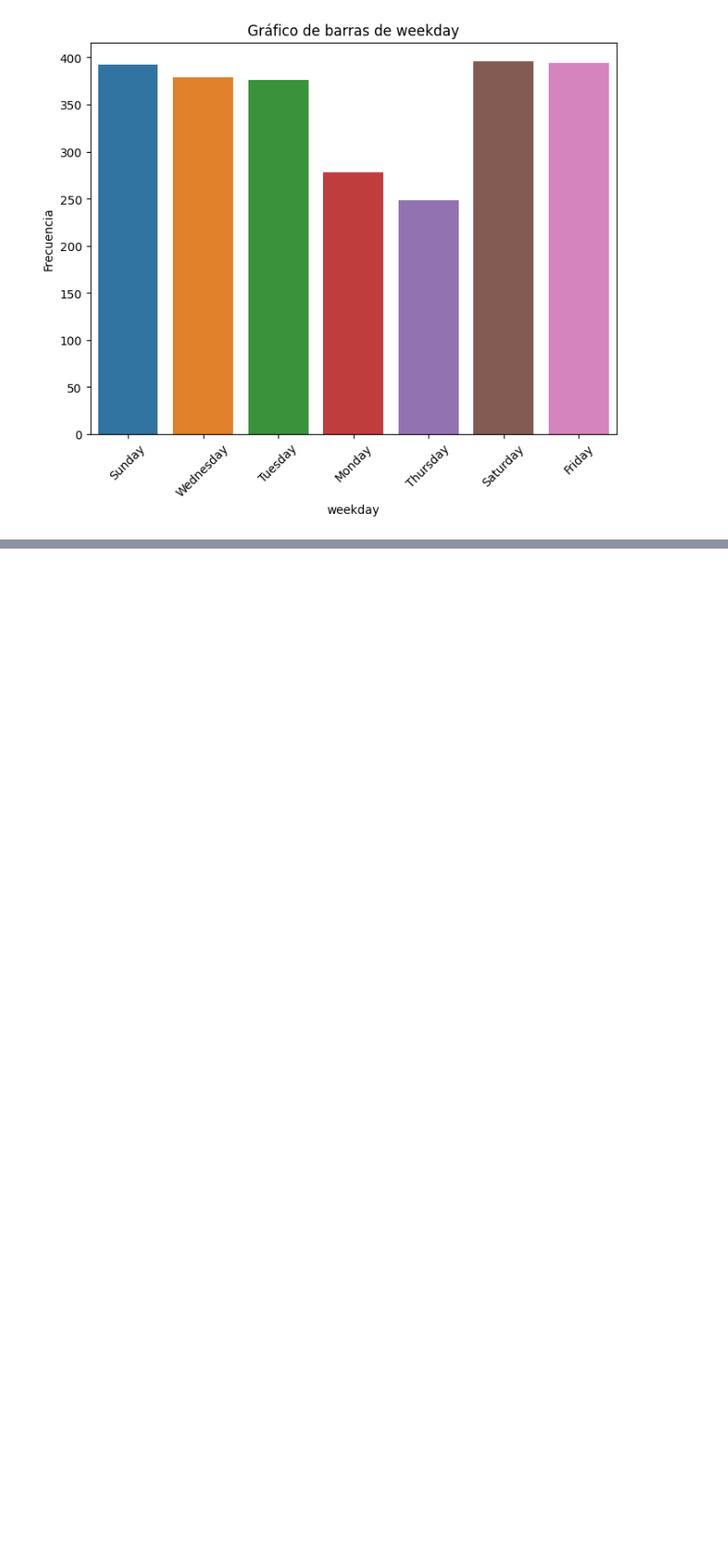
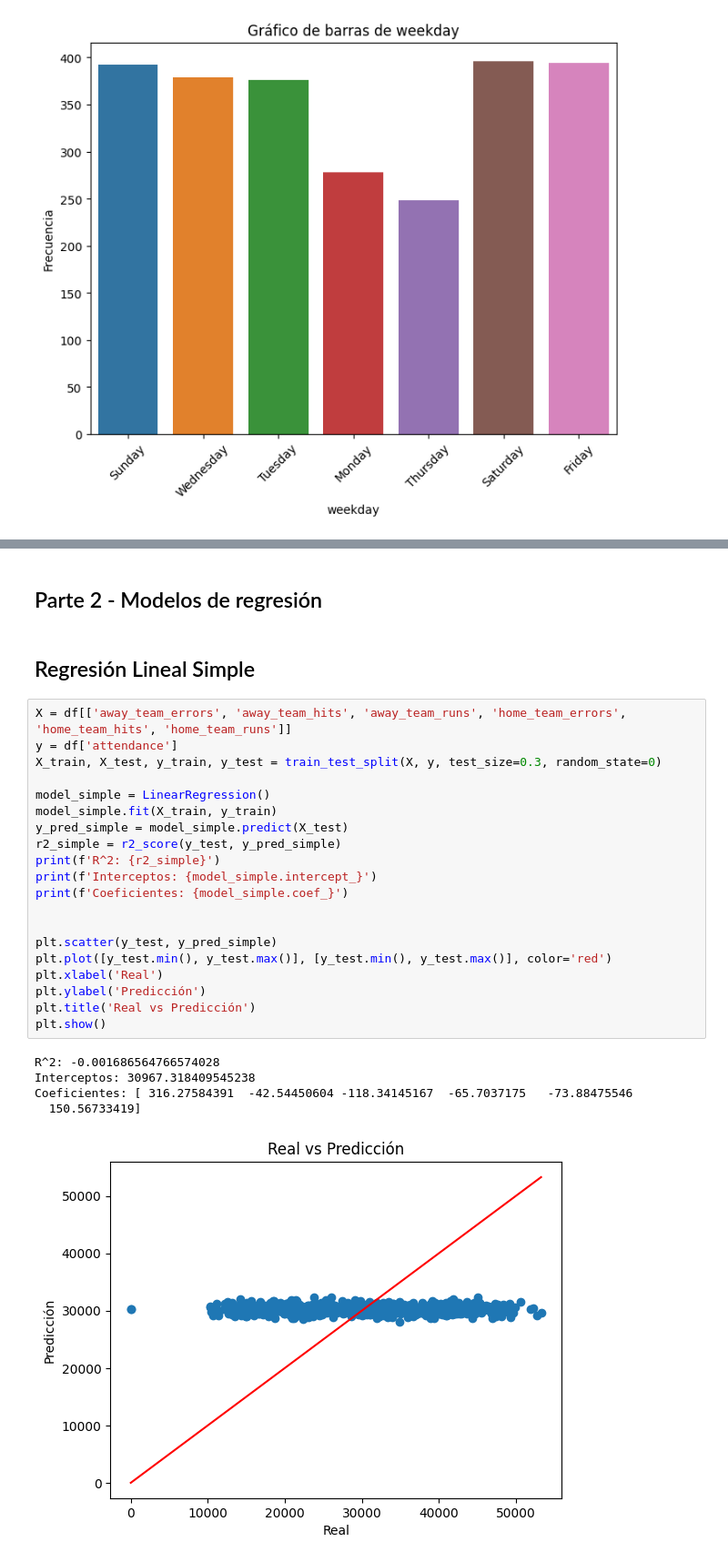
Before and after one commit to Jskenpo/HDT2_DATA_MINING, a Jupyter notebook: HDT2.ipynb, the cells around one changed output, grey strips where cells are left out. Shown at 91% size. Cells and saved outputs as stored; diff of their text form; blank space fills up the shorter version.

```diff
--- a/HDT2.ipynb
+++ b/HDT2.ipynb
@@ -181,0 +198,30 @@ Name: count, dtype: int64
+# %% [markdown]
+## Parte 2 - Modelos de regresión
+# %% [markdown]
+## Regresión Lineal Simple
+# %%
+X = df[['away_team_errors', 'away_team_hits', 'away_team_runs', 'home_team_errors', 'home_team_hits', 'home_team_runs']]
+y = df['attendance']
+X_train, X_test, y_train, y_test = train_test_split(X, y, test_size=0.3, random_state=0)
+
+model_simple = LinearRegression()
+model_simple.fit(X_train, y_train)
+y_pred_simple = model_simple.predict(X_test)
+r2_simple = r2_score(y_test, y_pred_simple)
+print(f'R^2: {r2_simple}')
+print(f'Interceptos: {model_simple.intercept_}')
+print(f'Coeficientes: {model_simple.coef_}')
+
+
+plt.scatter(y_test, y_pred_simple)
+plt.plot([y_test.min(), y_test.max()], [y_test.min(), y_test.max()], color='red')
+plt.xlabel('Real')
+plt.ylabel('Predicción')
+plt.title('Real vs Predicción')
+plt.show()
+# %% [output]
+R^2: -0.001686564766574028
+Interceptos: 30967.318409545238
+Coeficientes: [ 316.27584391  -42.54450604 -118.34145167  -65.7037175   -73.88475546
+  150.56733419]
+[figure, added]
```
Also changed, not shown: parts of 26 cells of this notebook.
